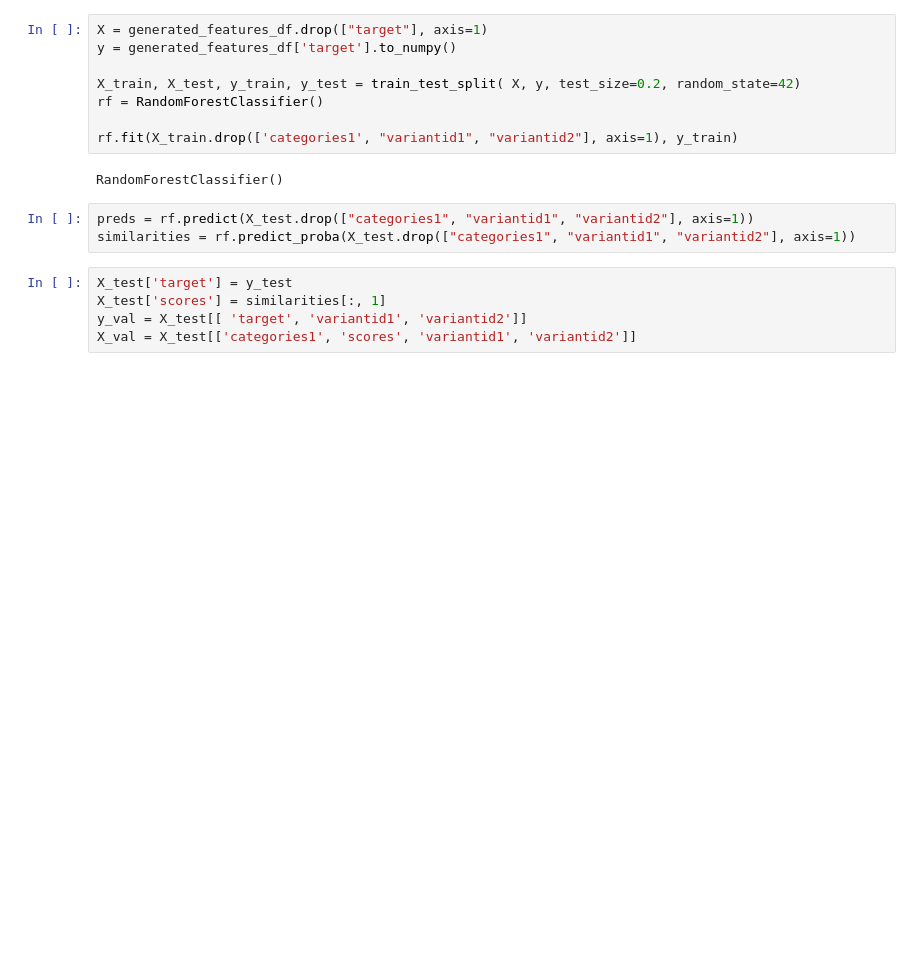
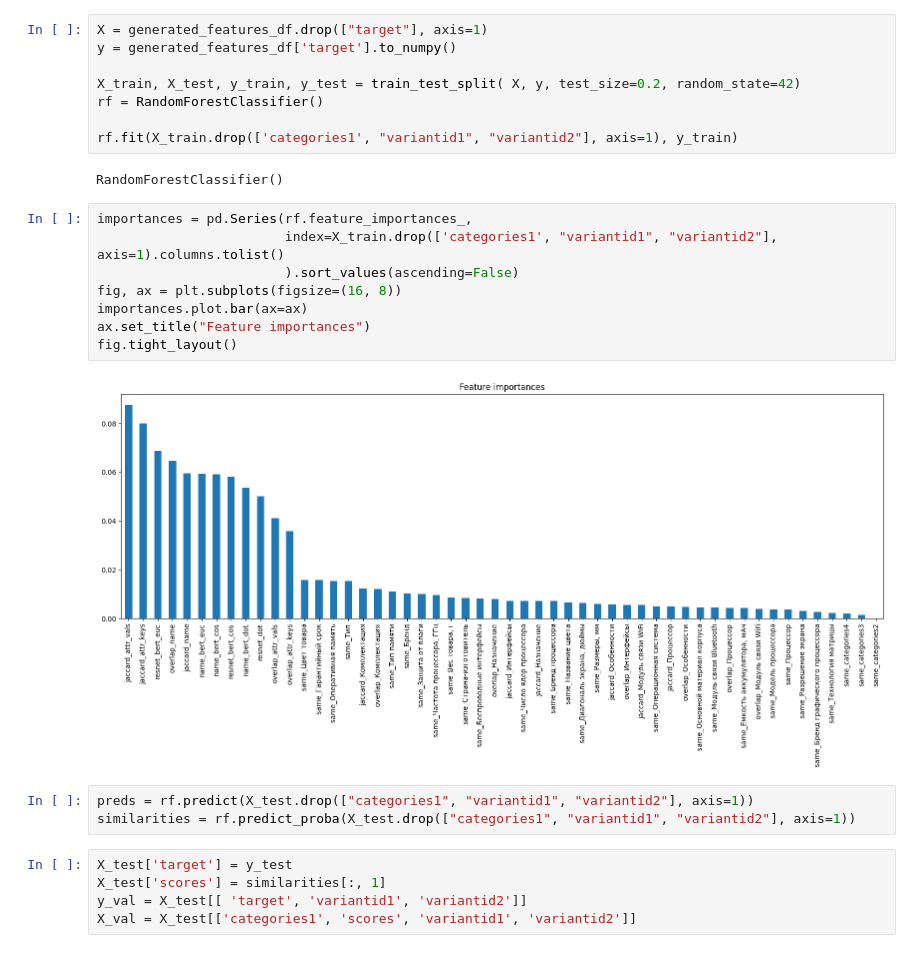
Before and after one commit to emille42/MarketplaceTaskHackaton2023, a Jupyter notebook: notebooks/4 Predict with Random Forest.ipynb, the cells around one changed output. Drawn from its saved outputs; the diff is of its cells as text; blank space fills up the shorter version.

```diff
--- a/notebooks/4 Predict with Random Forest.ipynb
+++ b/notebooks/4 Predict with Random Forest.ipynb
@@ -29,6 +27,16 @@ rf = RandomForestClassifier()
 rf.fit(X_train.drop(['categories1', "variantid1", "variantid2"], axis=1), y_train)
 # %% [output]
 RandomForestClassifier()
+# %%
+importances = pd.Series(rf.feature_importances_,
+                        index=X_train.drop(['categories1', "variantid1", "variantid2"], axis=1).columns.tolist()
+                        ).sort_values(ascending=False)
+fig, ax = plt.subplots(figsize=(16, 8))
+importances.plot.bar(ax=ax)
+ax.set_title("Feature importances")
+fig.tight_layout()
+# %% [output]
+[figure, added]
 # %%
 preds = rf.predict(X_test.drop(["categories1", "variantid1", "variantid2"], axis=1))
 similarities = rf.predict_proba(X_test.drop(["categories1", "variantid1", "variantid2"], axis=1))
```
Also changed, not shown: parts of 3 cells of this notebook.
